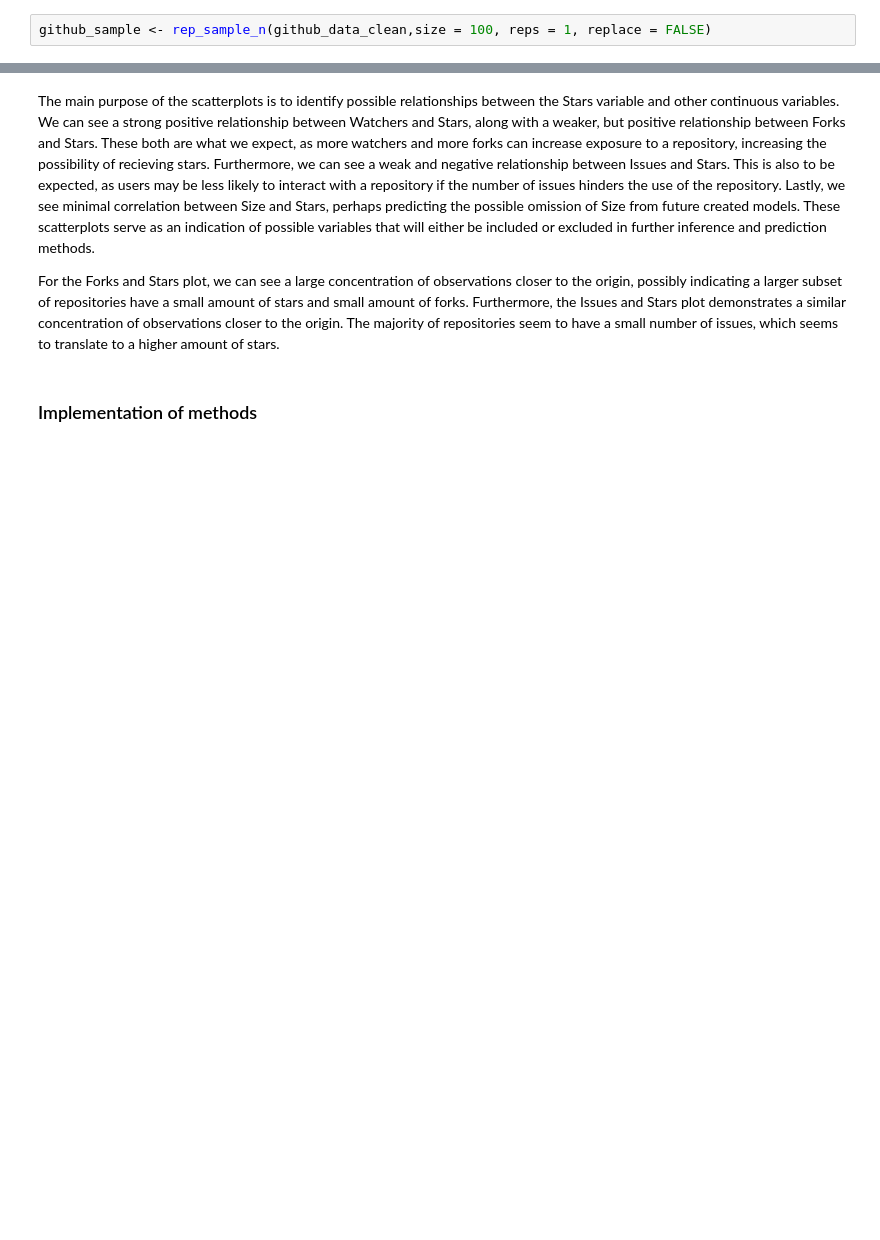
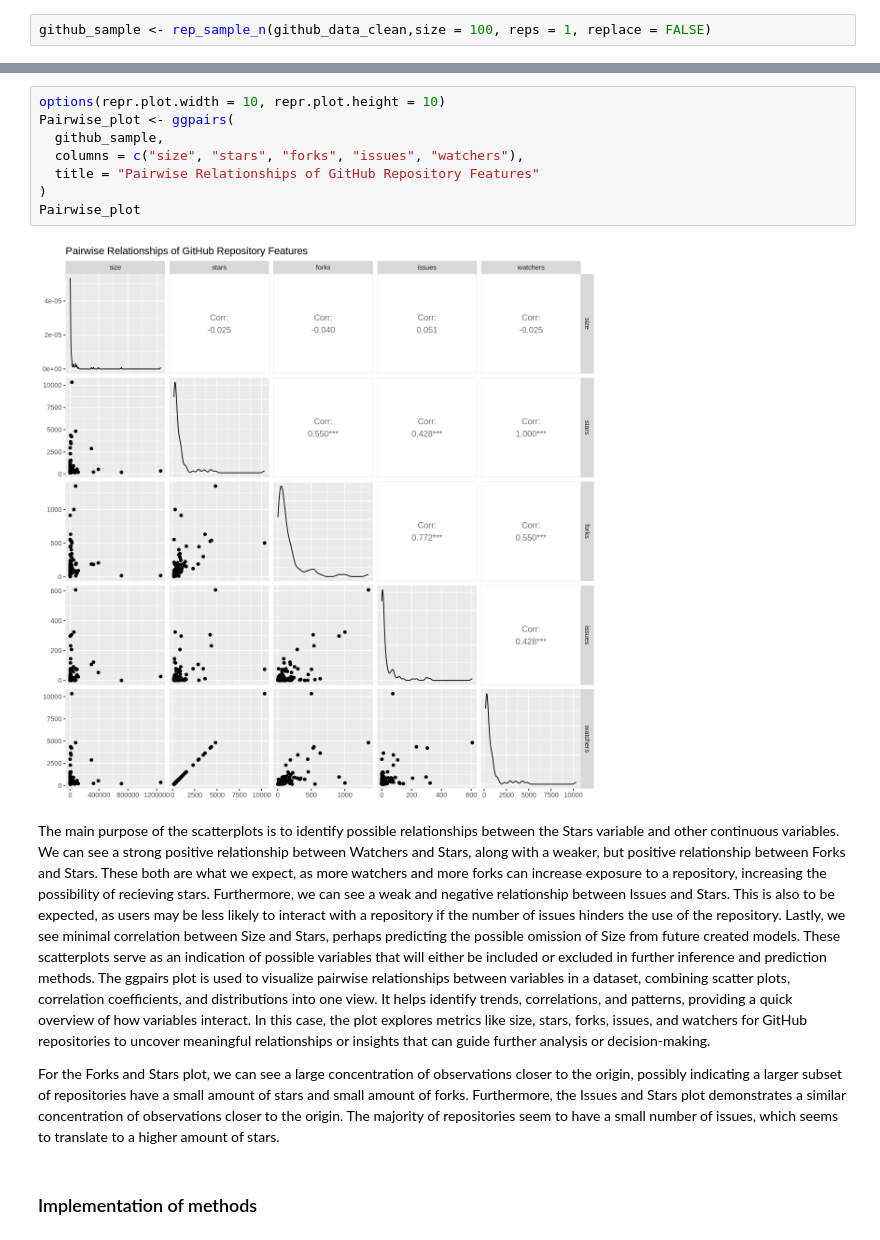
Before and after one commit to chloezandberg/stat301-final-project-group, a Jupyter notebook: final-project.ipynb, the cells around one changed output, grey strips where cells are left out. Drawn from its saved outputs; the diff is of its cells as text; blank space fills up the shorter version.

Commit message:
pairwise plot
added description to the pairwise plot and the pairwise plot itself.

```diff
--- a/final-project.ipynb
+++ b/final-project.ipynb
@@ -241,5 +259,15 @@ Watchers_plot
+# %%
+options(repr.plot.width = 10, repr.plot.height = 10)
+Pairwise_plot <- ggpairs(
+  github_sample,
+  columns = c("size", "stars", "forks", "issues", "watchers"),
+  title = "Pairwise Relationships of GitHub Repository Features"
+)
+Pairwise_plot
+# %% [output]
+[figure, added]
 # %% [markdown]
-The main purpose of the scatterplots is to identify possible relationships between the Stars variable and other continuous variables. We can see a strong positive relationship between Watchers and Stars, along with a weaker, but positive relationship between Forks and Stars. These both are what we expect, as more watchers and more forks can increase exposure to a repository, increasing the possibility of recieving stars. Furthermore, we can see a weak and negative relationship between Issues and Stars. This is also to be expected, as users may be less likely to interact with a repository if the number of issues hinders the use of the repository. Lastly, we see minimal correlation between Size and Stars, perhaps predicting the possible omission of Size from future created models. These scatterplots serve as an indication of possible variables that will either be included or excluded in further inference and prediction methods.
+The main purpose of the scatterplots is to identify possible relationships between the Stars variable and other continuous variables. We can see a strong positive relationship between Watchers and Stars, along with a weaker, but positive relationship between Forks and Stars. These both are what we expect, as more watchers and more forks can increase exposure to a repository, increasing the possibility of recieving stars. Furthermore, we can see a weak and negative relationship between Issues and Stars. This is also to be expected, as users may be less likely to interact with a repository if the number of issues hinders the use of the repository. Lastly, we see minimal correlation between Size and Stars, perhaps predicting the possible omission of Size from future created models. These scatterplots serve as an indication of possible variables that will either be included or excluded in further inference and prediction methods. The ggpairs plot is used to visualize pairwise relationships between variables in a dataset, combining scatter plots, correlation coefficients, and distributions into one view. It helps identify trends, correlations, and patterns, providing a quick overview of how variables interact. In this case, the plot explores metrics like size, stars, forks, issues, and watchers for GitHub repositories to uncover meaningful relationships or insights that can guide further analysis or decision-making.
 
 For the Forks and Stars plot, we can see a large concentration of observations closer to the origin, possibly indicating a larger subset of repositories have a small amount of stars and small amount of forks. Furthermore, the Issues and Stars plot demonstrates a similar concentration of observations closer to the origin. The majority of repositories seem to have a small number of issues, which seems to translate to a higher amount of stars.
 # %% [markdown]
```
Also changed, not shown: parts of 6 cells of this notebook.
